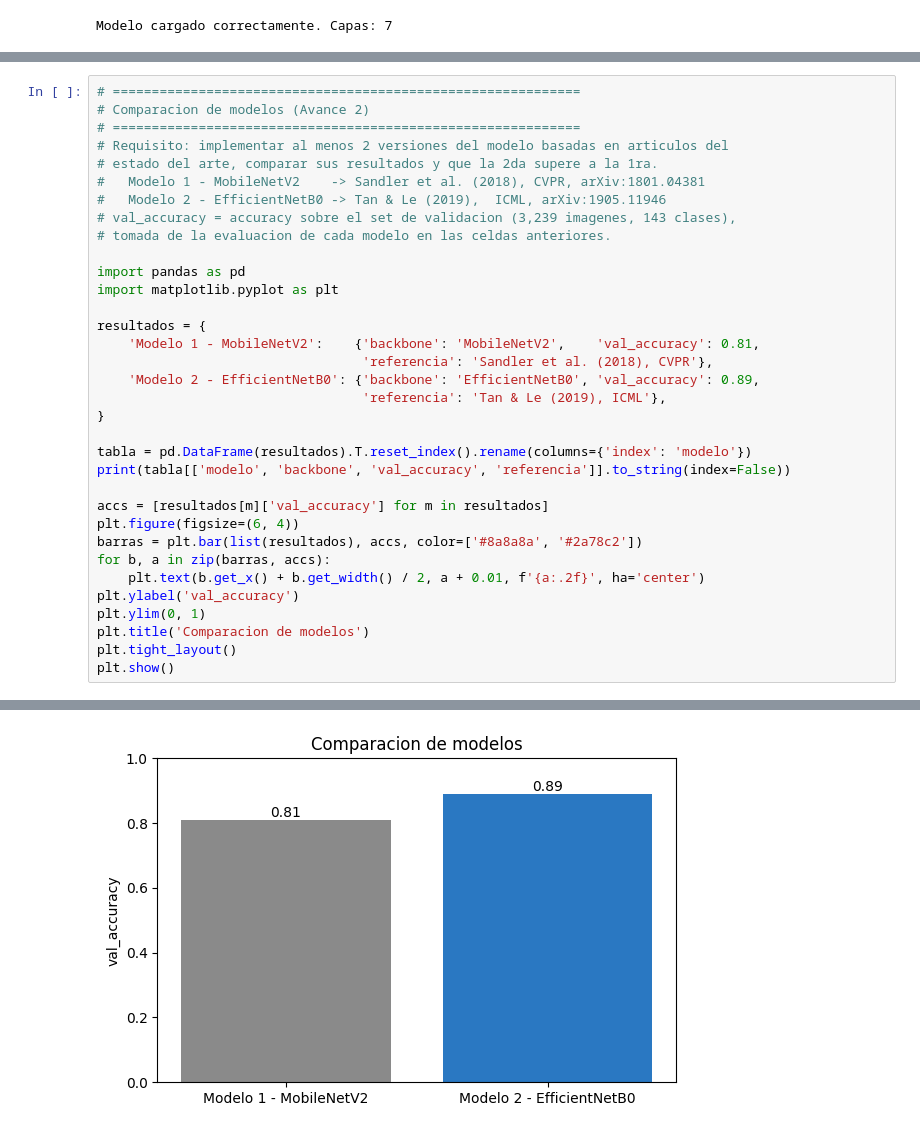
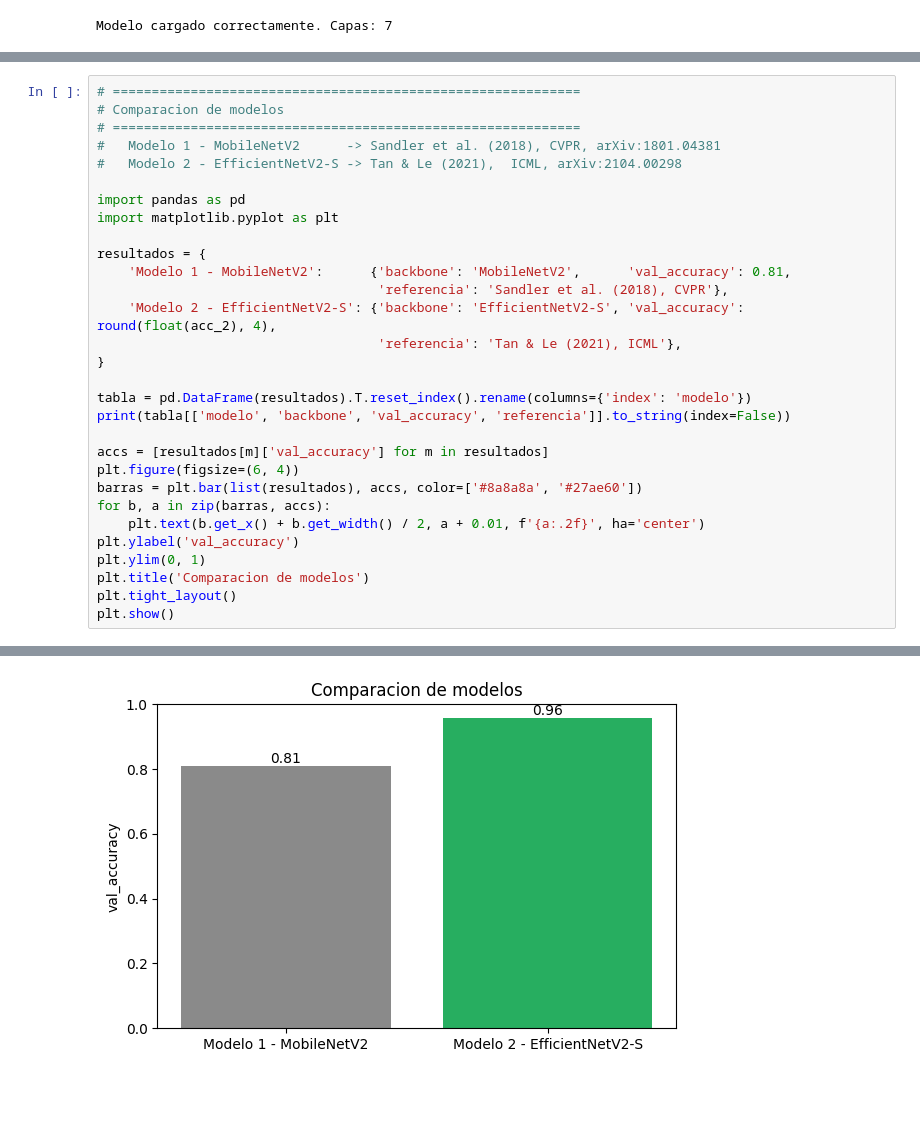
Before and after one commit to M4u2002/Modulo-2---Inteligencia-Artificial-y-ML, a Jupyter notebook: PokemonCNN.ipynb, the cells around one changed output, grey strips where cells are left out. Cells and saved outputs as stored; diff of their text form; blank space fills up the shorter version.

```diff
--- a/PokemonCNN.ipynb
+++ b/PokemonCNN.ipynb
@@ -599,22 +616,18 @@ Epoch 6: val_accuracy improved from 0.89873 to 0.90800, saving model to pokemon_
 # %%
 # ============================================================
-# Comparacion de modelos (Avance 2)
+# Comparacion de modelos
 # ============================================================
-# Requisito: implementar al menos 2 versiones del modelo basadas en articulos del
-# estado del arte, comparar sus resultados y que la 2da supere a la 1ra.
-#   Modelo 1 - MobileNetV2    -> Sandler et al. (2018), CVPR, arXiv:1801.04381
-#   Modelo 2 - EfficientNetB0 -> Tan & Le (2019),  ICML, arXiv:1905.11946
-# val_accuracy = accuracy sobre el set de validacion (3,239 imagenes, 143 clases),
-# tomada de la evaluacion de cada modelo en las celdas anteriores.
+#   Modelo 1 - MobileNetV2      -> Sandler et al. (2018), CVPR, arXiv:1801.04381
+#   Modelo 2 - EfficientNetV2-S -> Tan & Le (2021),  ICML, arXiv:2104.00298
 
 import pandas as pd
 import matplotlib.pyplot as plt
 
 resultados = {
-    'Modelo 1 - MobileNetV2':    {'backbone': 'MobileNetV2',    'val_accuracy': 0.81,
-                                  'referencia': 'Sandler et al. (2018), CVPR'},
-    'Modelo 2 - EfficientNetB0': {'backbone': 'EfficientNetB0', 'val_accuracy': 0.89,
-                                  'referencia': 'Tan & Le (2019), ICML'},
+    'Modelo 1 - MobileNetV2':      {'backbone': 'MobileNetV2',      'val_accuracy': 0.81,
+                                    'referencia': 'Sandler et al. (2018), CVPR'},
+    'Modelo 2 - EfficientNetV2-S': {'backbone': 'EfficientNetV2-S', 'val_accuracy': round(float(acc_2), 4),
+                                    'referencia': 'Tan & Le (2021), ICML'},
 }
 
 tabla = pd.DataFrame(resultados).T.reset_index().rename(columns={'index': 'modelo'})
@@ -622,7 +635,7 @@ print(tabla[['modelo', 'backbone', 'val_accuracy', 'referencia']].to_string(inde
 
 accs = [resultados[m]['val_accuracy'] for m in resultados]
 plt.figure(figsize=(6, 4))
-barras = plt.bar(list(resultados), accs, color=['#8a8a8a', '#2a78c2'])
+barras = plt.bar(list(resultados), accs, color=['#8a8a8a', '#27ae60'])
 for b, a in zip(barras, accs):
     plt.text(b.get_x() + b.get_width() / 2, a + 0.01, f'{a:.2f}', ha='center')
 plt.ylabel('val_accuracy')
@@ -637 +650 @@ Modelo 2 - EfficientNetB0 EfficientNetB0         0.89       Tan & Le (2019), ICM
-[figure, old version]
+[figure, new version]
```
Also changed, not shown: parts of 12 cells of this notebook, 5 other files.
